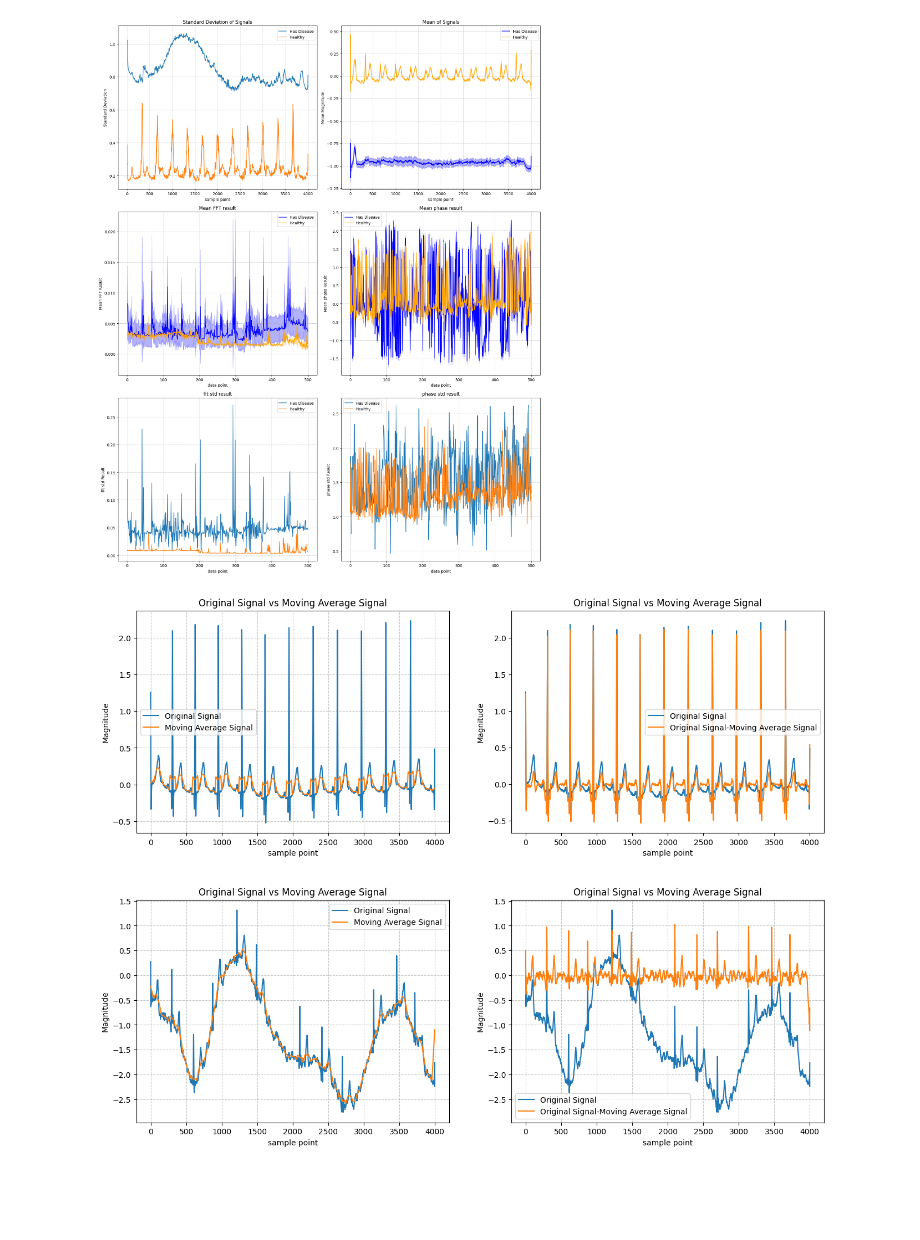
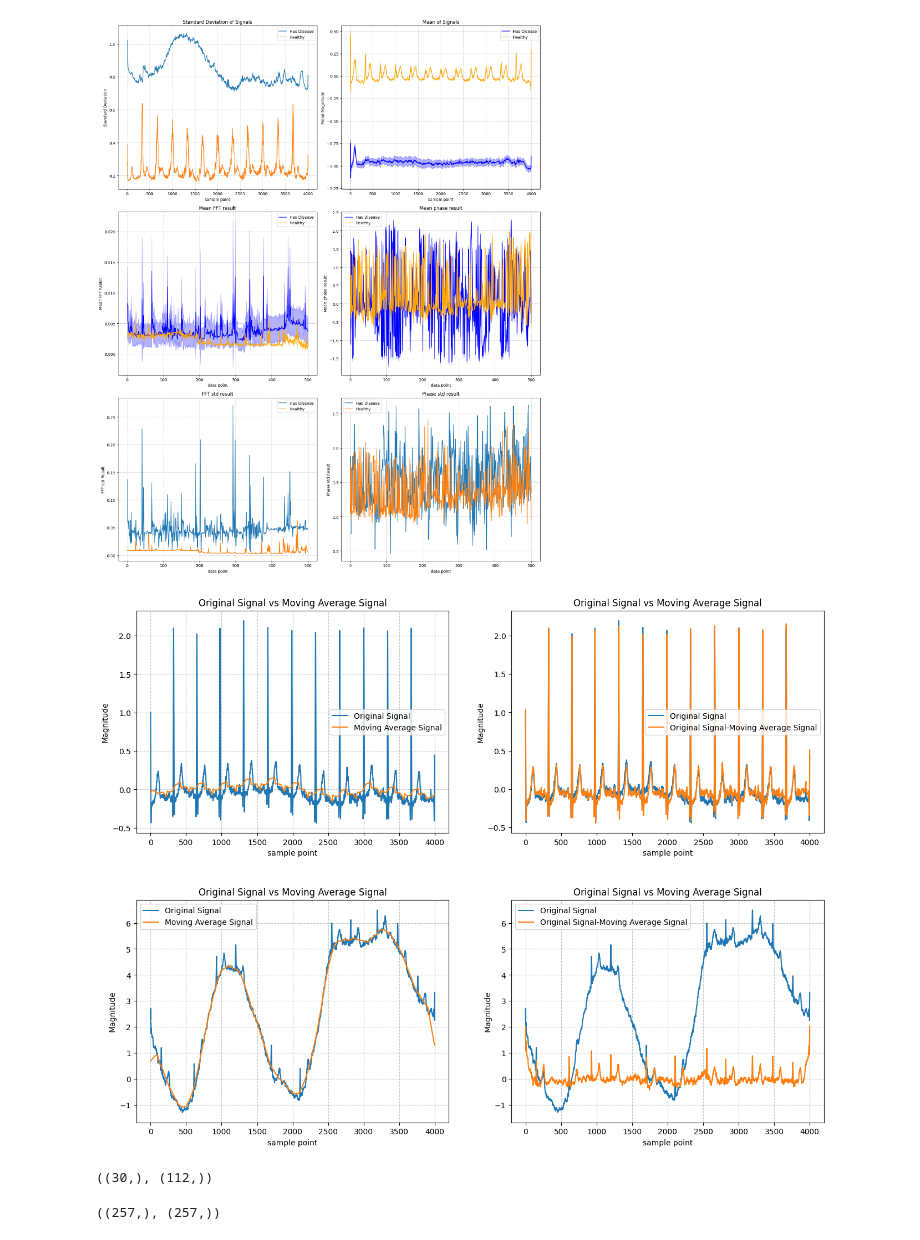
Before and after one commit to zivmax/bmedesign-cpsc, a Jupyter notebook: EDA.ipynb, the cells around one changed output. Cells and saved outputs as stored; diff of their text form; code cells hidden in the pictures; blank space fills up the shorter version.

Commit message:
feature: add some signal features to interaction df

```diff
--- a/EDA.ipynb
+++ b/EDA.ipynb
@@ -337,7 +338,7 @@ statistics_plot(labeled_train_df, labeled_freq_df)
 # %%
 from src.utils import SignalOps
 
-WINDOW = 80
+WINDOW = 200
 def differential_plot(healthy, ill, duration=4000, title='Differential Plot', label1='origin', label2='transformed'):
     healthy_origin = healthy[0]
     healthy_transformed = healthy[1]
@@ -361,33 +362,48 @@ def differential_plot(healthy, ill, duration=4000, title='Differential Plot', la
     plt.ylabel('Magnitude')
     plt.legend()
 
     plt.subplots_adjust(hspace=0.3)
     ill_origin = ill[0]
     ill_transformed = ill[1]
 
     plt.subplot(2, 2, 3)
     sns.lineplot(x=t, y=ill_origin, label=label1)
     sns.lineplot(x=t, y=ill_transformed, label=label2)
     plt.title(title)
     plt.xlabel('sample point')
     plt.ylabel('Magnitude')
     plt.legend()
     plt.grid(True, linestyle='--', alpha=0.7)
     plt.subplot(2, 2, 4)
     sns.lineplot(x=t, y=ill_origin, label=label1)
     sns.lineplot(x=t, y=ill_origin-ill_transformed, label=label1 + '-' + label2)
     plt.title(title)
     plt.xlabel('sample point')
     plt.ylabel('Magnitude')
     plt.legend()
 
     plt.grid(True, linestyle='--', alpha=0.7)
     plt.show()
 
-sample_healthy_signal = labeled_train_df.loc[502]
-sample_ill_signal = labeled_train_df.loc[2]
+sample_healthy_signal = labeled_train_df.loc[500]
+sample_ill_signal = labeled_train_df.loc[0]
 healthy_sample = (sample_healthy_signal, SignalOps.moving_average(sample_healthy_signal, window_length=WINDOW))
 ill_sample = (sample_ill_signal, SignalOps.moving_average(sample_ill_signal, window_length=WINDOW))
 differential_plot(healthy_sample, ill_sample, title='Original Signal vs Moving Average Signal', label1='Original Signal', label2='Moving Average Signal')
 # %% [output]
-[figure, old version]
+[figure, new version]
+# %%
+sample_healthy_signal = labeled_train_df.loc[503]
+sample_ill_signal = labeled_train_df.loc[3]
+healthy_peaks = SignalOps.peaks(sample_healthy_signal, sample_healthy_signal.mean()+sample_healthy_signal.std())
+ill_peaks = SignalOps.peaks(sample_ill_signal, sample_ill_signal.mean()+sample_ill_signal.std())
+healthy_peaks.shape, ill_peaks.shape
+# %% [output]
+((30,), (112,))
+# %%
+ps_healthy = SignalOps.ps_density(sample_healthy_signal, nperseg=512)[1]
+ps_ill = SignalOps.ps_density(sample_ill_signal, nperseg=512)[1]
+
+ps_healthy.shape, ps_ill.shape
+# %% [output]
+((257,), (257,))
```
Also changed, not shown: parts of 3 cells of this notebook.
